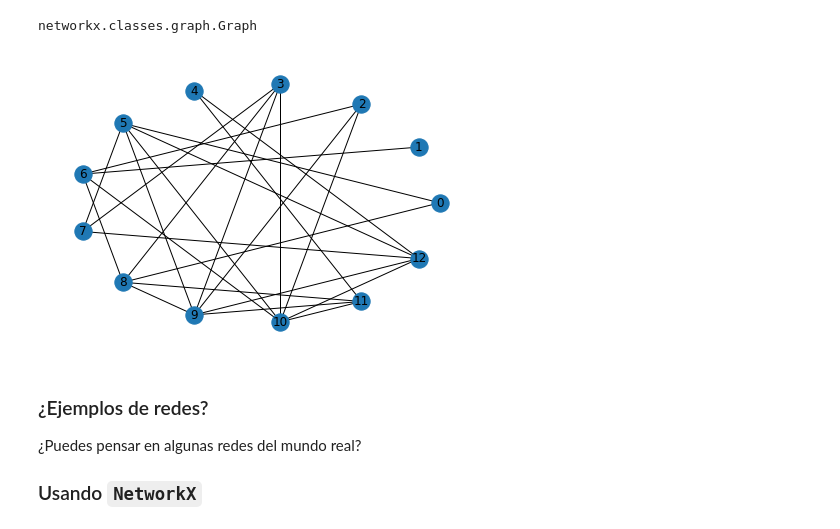
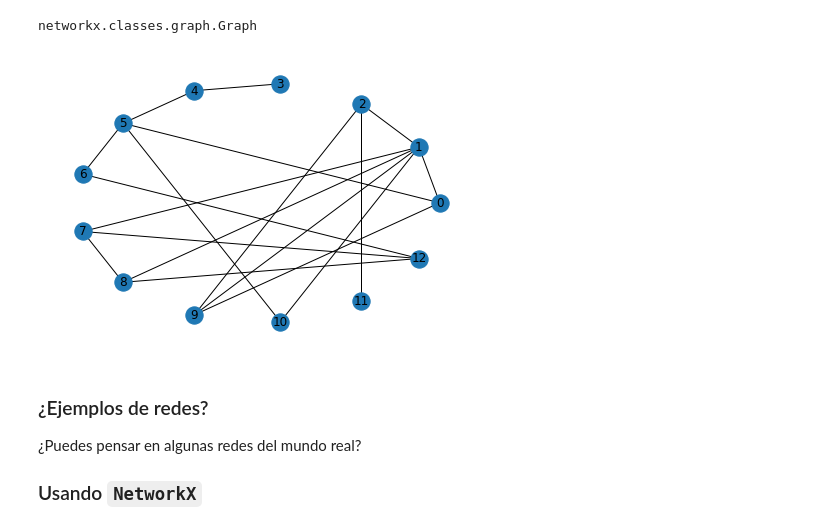
Before and after one commit to fabianigual/ciencia-de-redes, a Jupyter notebook: taller-redes-2/Taller redes 2 y Tarea 2.ipynb, the cells around one changed output. Cells and saved outputs as stored; diff of their text form; code cells hidden in the pictures.

```diff
--- a/taller-redes-2/Taller redes 2 y Tarea 2.ipynb
+++ b/taller-redes-2/Taller redes 2 y Tarea 2.ipynb
@@ -61,9 +62,9 @@ type(G_rand)
 # %% [output]
 networkx.classes.graph.Graph
 # %%
-nx.draw_circular(nx.erdos_renyi_graph(13, 0.3), with_labels=True)
+nx.draw_circular(nx.erdos_renyi_graph(13, 0.25), with_labels=True)
 # %% [output]
-[figure, old version]
+[figure, new version]
 # %% [markdown]
 ### ¿Ejemplos de redes?
 
```
Also changed, not shown: parts of 48 cells of this notebook, 3 other files.
